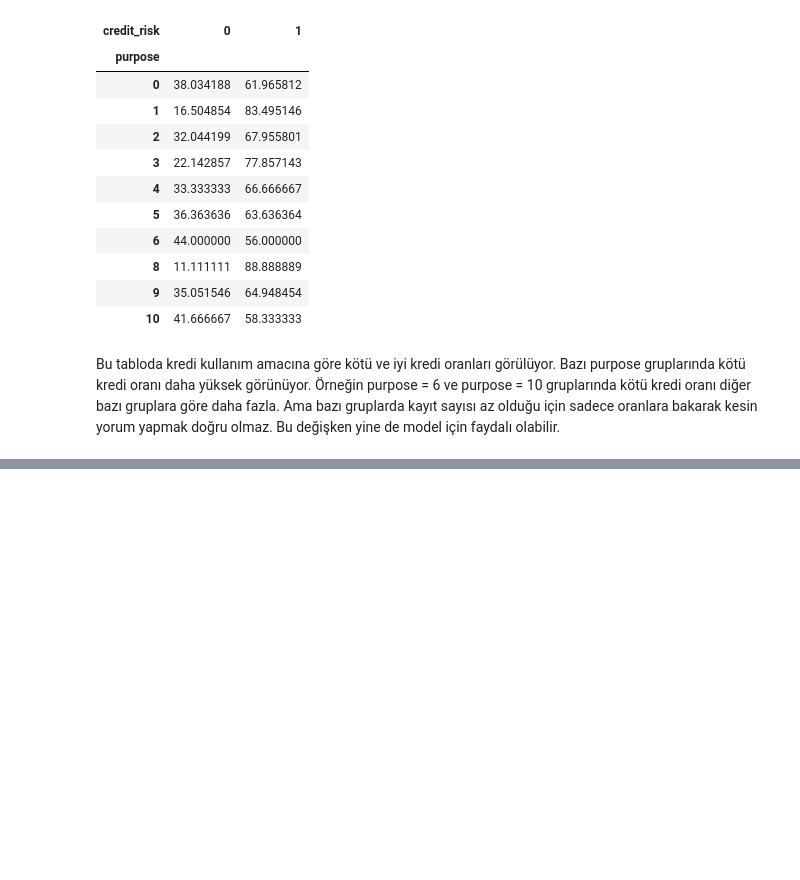
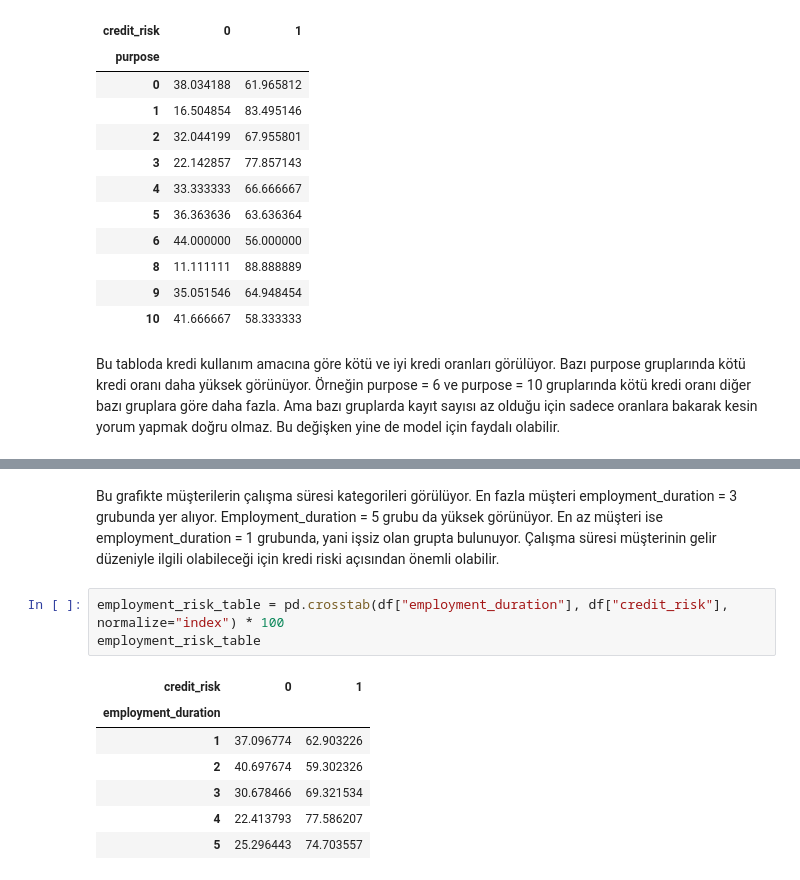
Before and after one commit to Esr1903/credit-risk-scoring-system, a Jupyter notebook: notebooks/02_veri_kesfi_ve_grafikler.ipynb, the cells around one changed output, grey strips where cells are left out. Drawn from its saved outputs; the diff is of its cells as text; blank space fills up the shorter version.

```diff
--- a/notebooks/02_veri_kesfi_ve_grafikler.ipynb
+++ b/notebooks/02_veri_kesfi_ve_grafikler.ipynb
@@ -425,0 +457,13 @@ Bu tabloda kredi kullanım amacına göre kötü ve iyi kredi oranları görül
+# %% [markdown]
+Bu grafikte müşterilerin çalışma süresi kategorileri görülüyor. En fazla müşteri employment_duration = 3 grubunda yer alıyor. Employment_duration = 5 grubu da yüksek görünüyor. En az müşteri ise employment_duration = 1 grubunda, yani işsiz olan grupta bulunuyor. Çalışma süresi müşterinin gelir düzeniyle ilgili olabileceği için kredi riski açısından önemli olabilir.
+# %%
+employment_risk_table = pd.crosstab(df["employment_duration"], df["credit_risk"], normalize="index") * 100
+employment_risk_table
+# %% [output]
+| credit_risk | 0 | 1 |
+| employment_duration |  |  |
+| 1 | 37.096774 | 62.903226 |
+| 2 | 40.697674 | 59.302326 |
+| 3 | 30.678466 | 69.321534 |
+| 4 | 22.413793 | 77.586207 |
+| 5 | 25.296443 | 74.703557 |
```
Also changed, not shown: parts of 5 cells of this notebook.
